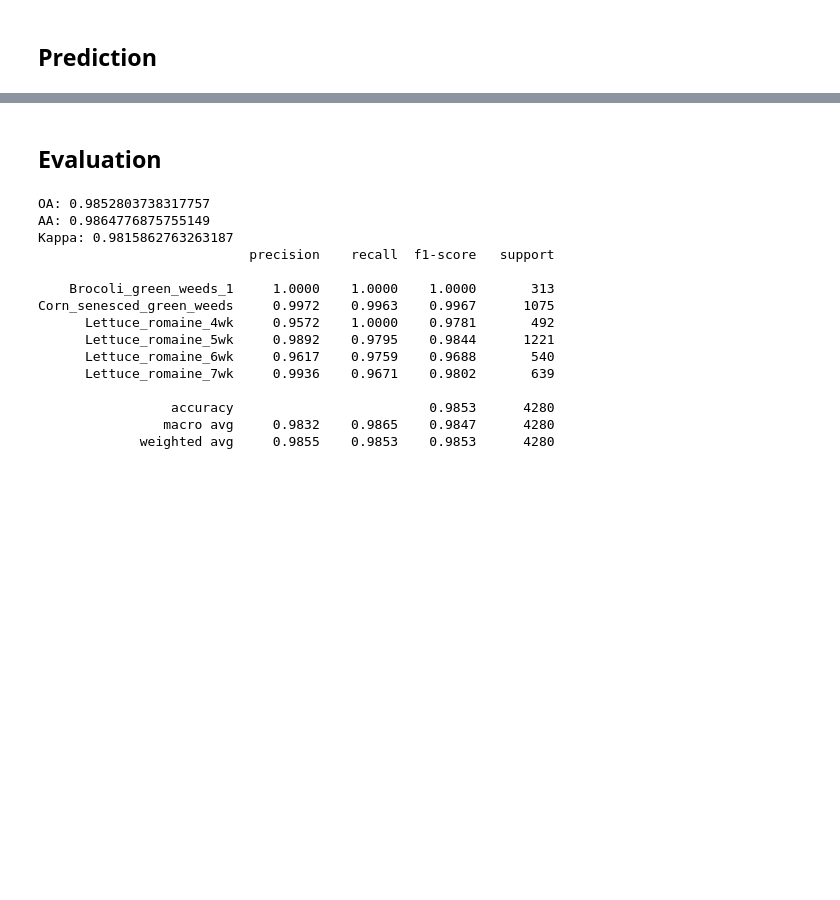
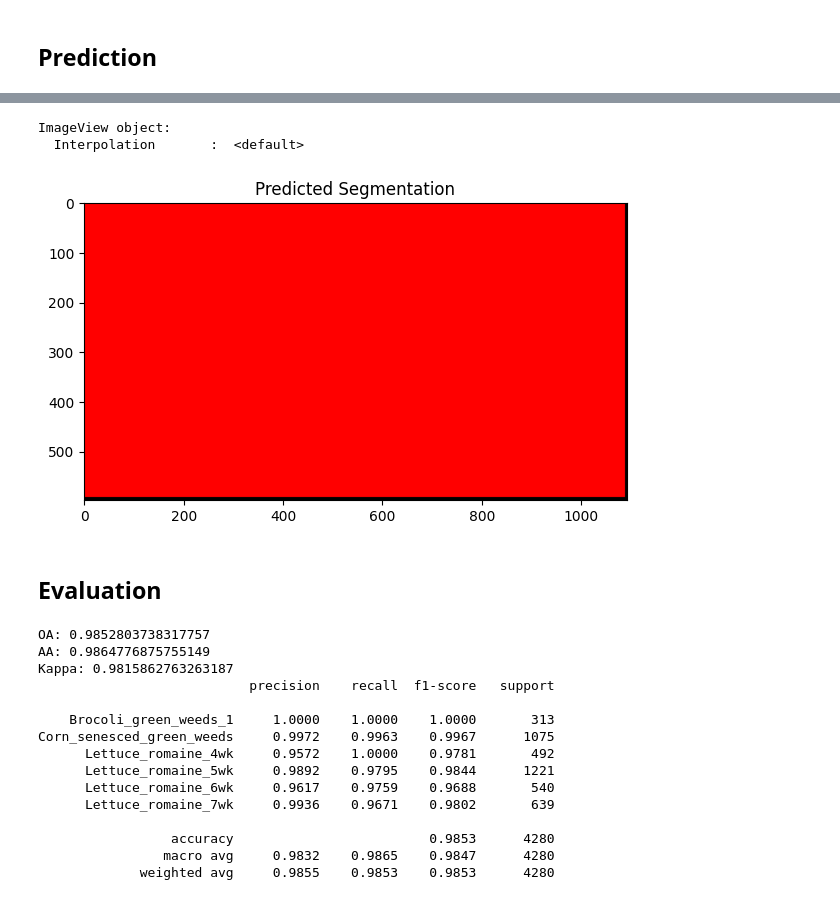
Before and after one commit to philipcmd/WaveSeg, a Jupyter notebook: SLC_Validation.ipynb, the cells around one changed output, grey strips where cells are left out. Saved outputs shown, nothing was run; the diff lists cells and outputs as text; code cells hidden in the pictures; blank space fills up the shorter version.

```diff
--- a/SLC_Validation.ipynb
+++ b/SLC_Validation.ipynb
@@ -736,8 +914,11 @@ Estimated Total Size (MB): 7.86
 # %% [markdown]
 ## Training
 # %%
-## training the model
-device = torch.device(DEVICE if DEVICE>=0 and torch.cuda.is_available() else 'cpu')
+import torch.optim as optim
+
+DEVICE = "cuda" if torch.cuda.is_available() else "cpu"
+device = torch.device(DEVICE)
+print(f"Using device: {device}")
 loss_list = []
 acc_list = []
 val_acc_list = []
@@ -749,8 +930,8 @@ model.to(device)
 optimizer = torch.optim.Adam(model.parameters(),LR,weight_decay=WEIGHT_DECAY)
 loss_func = nn.CrossEntropyLoss()
 batch_num = len(train_loader)
-train_num = train_loader.dataset.__len__()
-val_num = val_loader.dataset.__len__()
+train_num = train_loader.dataset.__len__()*PATCH_SIZE*PATCH_SIZE
+val_num = val_loader.dataset.__len__()*PATCH_SIZE*PATCH_SIZE
 
 fig = plt.figure()
 ax1 = fig.add_subplot(2,1,1)
@@ -883,0 +1126,9 @@ best model:epoch_24_acc_0.9925.pth
+# %%
+## Get original test image shape (assuming it's stored in `testing_files`)
+original_shape = testing_files[0].shape[:2]  # ✅ Extract (H, W) only
+
+## Reconstruct full predicted segmentation map
+pred_patches = np.concatenate(pred_patches, axis=0)
+pred_map = reconstruct_image(pred_patches, original_shape, patch_size=32, stride=16)
+
+print(f"Reconstructed Prediction Shape: {pred_map.shape}")  # Expected: (598, 1092)
@@ -897,3 +1149,9 @@ spectral.save_rgb(os.path.join(SAVE_PATH,f"Groundtruth.jpg"),labels, colors=spec
+# %%
+spectral.imshow(classes=pred_map, title="Predicted Segmentation", figsize=(7, 7))
+# %% [output]
+ImageView object:
+  Interpolation       :  <default>
+[figure, added]
 # %% [markdown]
 ## Evaluation
 # %%
```
Also changed, not shown: parts of 40 cells of this notebook.
